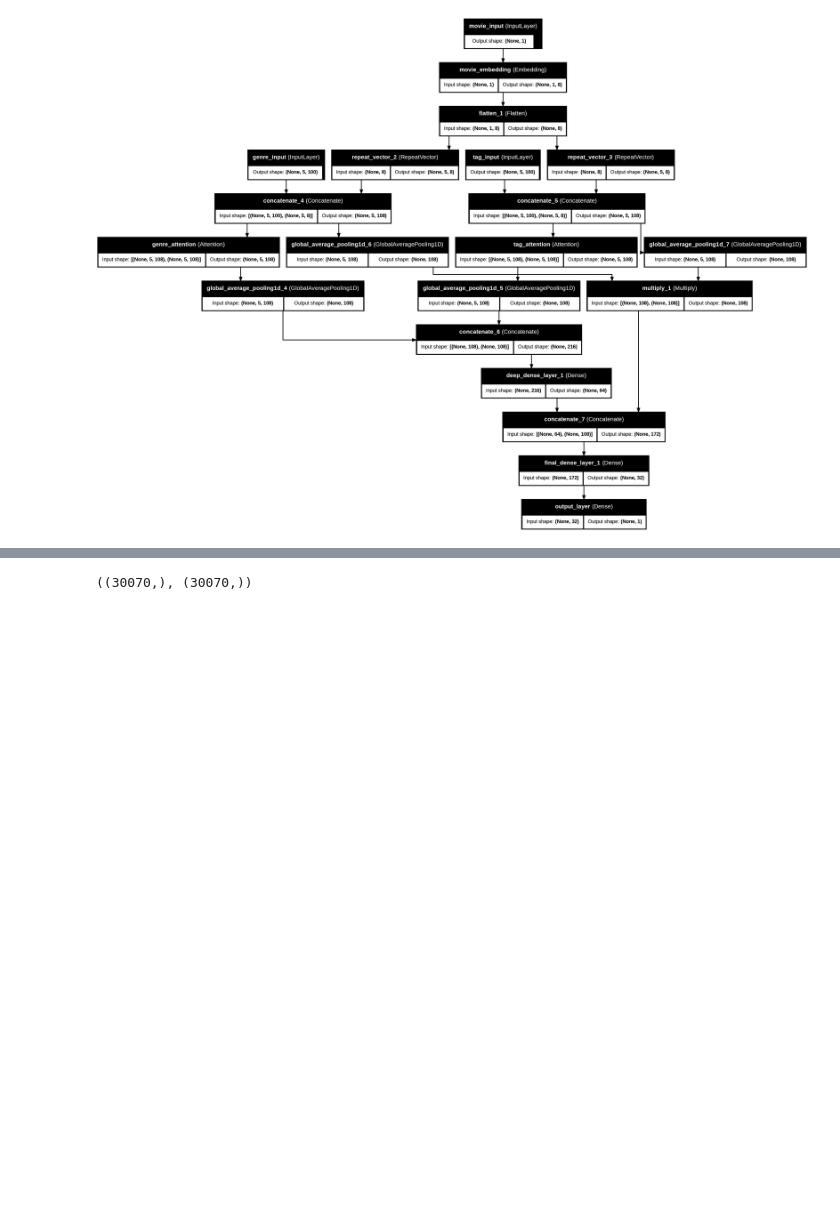
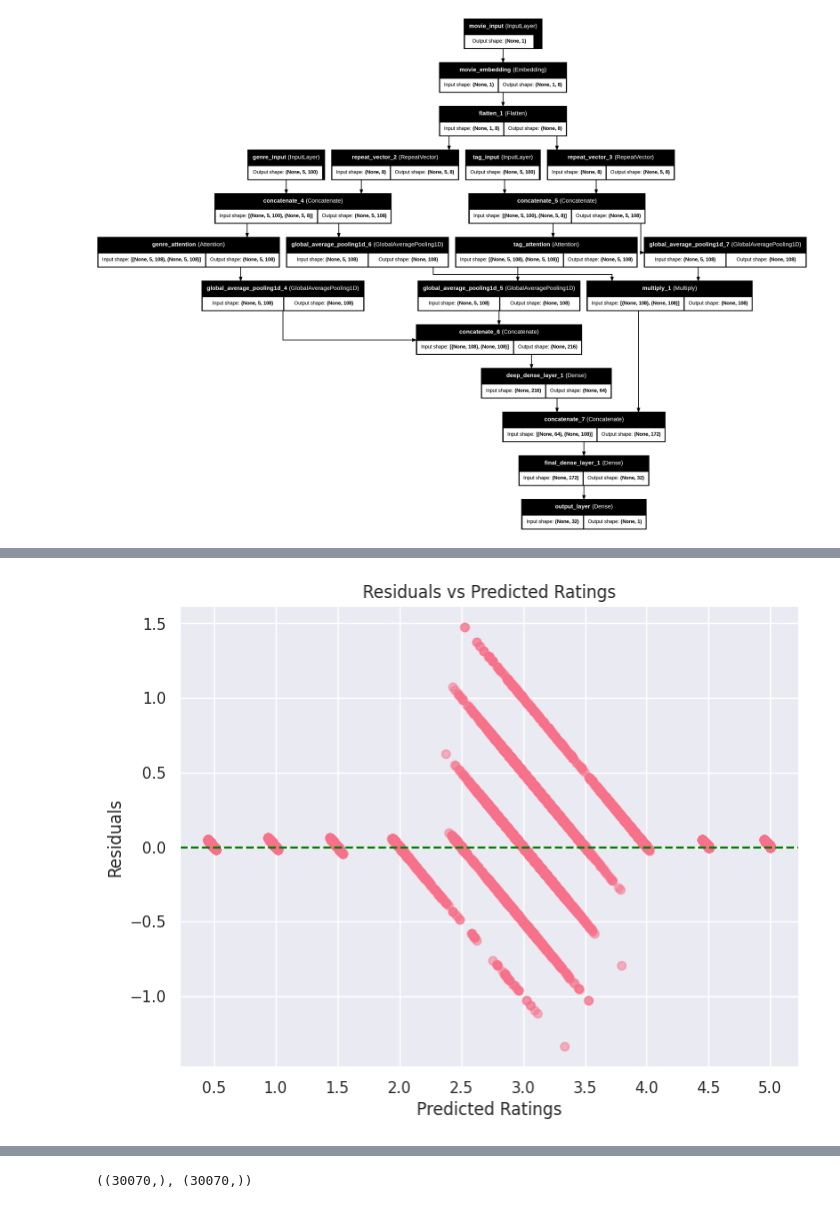
Before and after one commit to aaronmj7/MSc_project, a Jupyter notebook: Project_v1.ipynb, the cells around one changed output, grey strips where cells are left out. Cells and saved outputs as stored; diff of their text form; code cells hidden in the pictures; blank space fills up the shorter version.

```diff
--- a/Project_v1.ipynb
+++ b/Project_v1.ipynb
@@ -1753 +1761,15 @@ plt.show()
+# %%
+residuals = y_val - predictions
+
+plt.figure(figsize=(8, 6))
+plt.scatter(predictions, residuals, alpha=0.5)
+plt.axhline(y=0, color='g', linestyle='--')
+plt.xticks(ticks)
+plt.title("Residuals vs Predicted Ratings")
+plt.xlabel("Predicted Ratings")
+plt.ylabel("Residuals")
+plt.savefig('residuals_vs_predicted.png', dpi=300, bbox_inches="tight")
+plt.show()
+# %% [output]
+[figure, added]
 # %%
```
Also changed, not shown: parts of 10 cells of this notebook.
